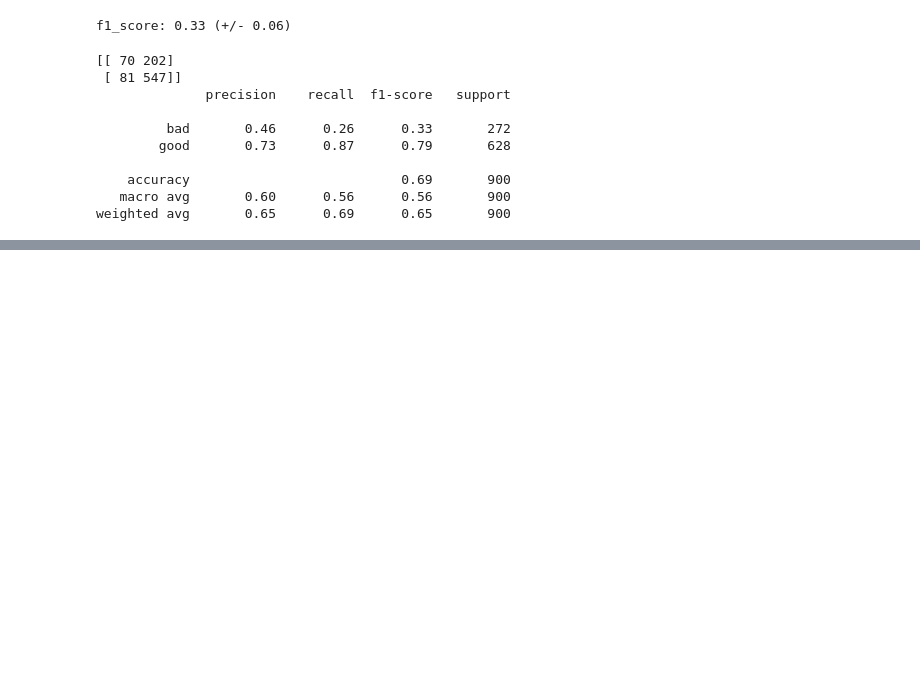
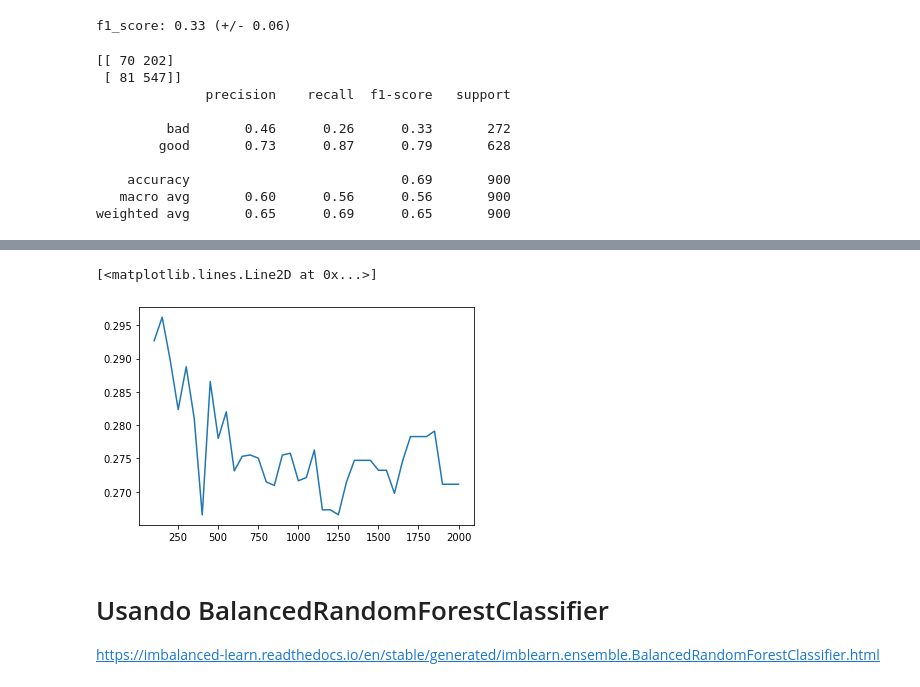
Before and after one commit to fbarth/ml-course, a Jupyter notebook: scripts/python/2020_german_credit-v2.ipynb, the cells around one changed output, grey strips where cells are left out. Drawn from its saved outputs; the diff is of its cells as text; code cells hidden in the pictures; blank space fills up the shorter version.

```diff
--- a/scripts/python/2020_german_credit-v2.ipynb
+++ b/scripts/python/2020_german_credit-v2.ipynb
@@ -767,0 +772,21 @@ weighted avg       0.65      0.69      0.65       900
+# %%
+from sklearn.ensemble import RandomForestClassifier
+
+min_estimators = 100
+max_estimators = 2000
+step = 50
+result = []
+for i in range(min_estimators, max_estimators+step, step):
+    clf = RandomForestClassifier(n_estimators=i, max_depth=None, random_state=0, class_weight='balanced_subsample')
+    s = make_scorer(f1_score, pos_label='bad')
+    scores = cross_val_score(clf, X_train_knn, y_train, cv=5, scoring=s)
+    result.append((i, scores.mean()))
+# %%
+plt.plot(*zip(*result))
+# %% [output]
+[<matplotlib.lines.Line2D at 0x...>]
+[figure, added]
+# %% [markdown]
+# Usando BalancedRandomForestClassifier
+
+https://imbalanced-learn.readthedocs.io/en/stable/generated/imblearn.ensemble.BalancedRandomForestClassifier.html
```
Also changed, not shown: parts of 10 cells of this notebook, 3 other files.
